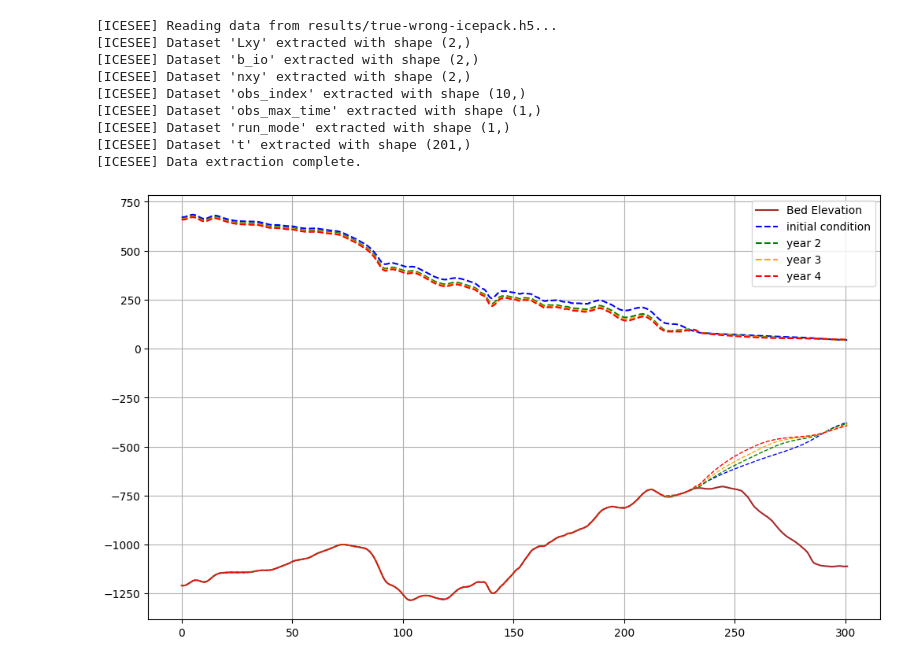
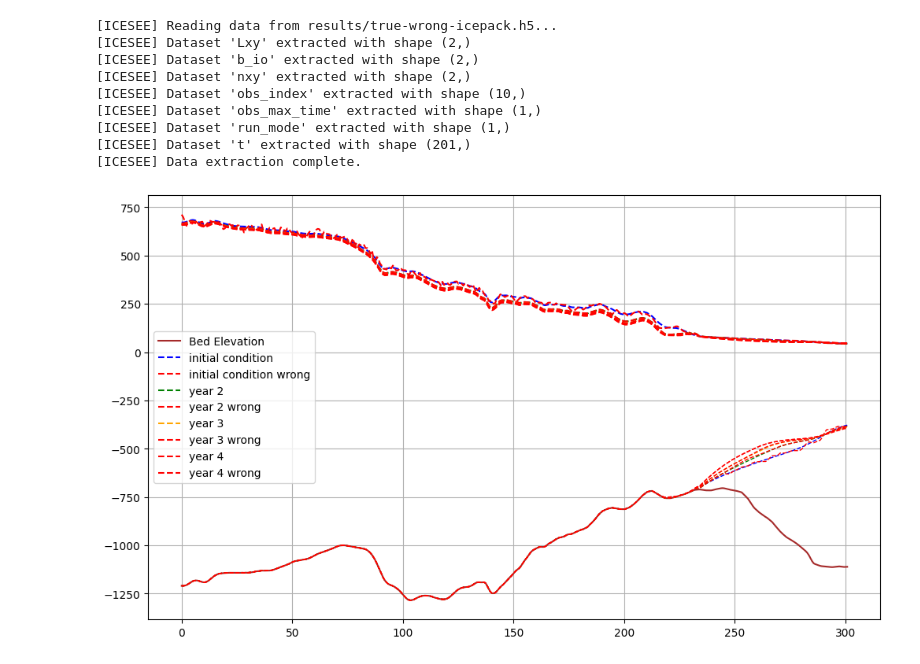
Before and after one commit to ICESEE-project/ICESEE, a Jupyter notebook: applications/icepack_model/examples/idealized_pig/read_results.ipynb, the cells around one changed output. Saved outputs shown, nothing was run; the diff lists cells and outputs as text; code cells hidden in the pictures.

```diff
--- a/applications/icepack_model/examples/idealized_pig/read_results.ipynb
+++ b/applications/icepack_model/examples/idealized_pig/read_results.ipynb
@@ -80,6 +80,13 @@ else:
         s_profiles = f["s_profiles"][:]
         bed_values = f["bed_values"][:]
         distances = f["distances"][:]
+
+    hs_nudged_files = f"_modelrun_datasets/hs_profiles_wrong"
+    with h5py.File(hs_nudged_files, 'r') as f:
+         h_nudged_profiles = f["h_nudged_profiles"][:]
+         s_nudged_profiles = f["s_nudged_profiles"][:]
+         bed_values = f["bed_values"][:]
+         distances = f["distances"][:]
 # %%
 with h5py.File('_modelrun_datasets/true_nurged_states.h5', 'r') as f:
     ensemble_true_state = f['true_state'][:]
@@ -91,28 +98,40 @@ with h5py.File('_modelrun_datasets/synthetic_obs.h5','r') as f:
 # %%
 plt.figure(figsize=(12, 7))
 
 plt.plot((distances/1000), bed_values, label="Bed Elevation", color="brown")
 
 ### Profile from initial condition
 plt.plot((distances/1000), s_profiles[:,0], label="initial condition", color="blue",linestyle="dashed")
 plt.plot((distances/1000), np.array(s_profiles[:,0]) - np.array(h_profiles[:,0]),linestyle="dashed", linewidth = 1, color="blue")
 
+plt.plot((distances/1000), s_nudged_profiles[:,0], label="initial condition wrong", color="red",linestyle="dashed")
+plt.plot((distances/1000), np.array(s_nudged_profiles[:,0]) - np.array(h_nudged_profiles[:,0]),linestyle="dashed", linewidth = 1, color="red")
+
 ### Profile from year 2
 plt.plot((distances/1000), s_profiles[:,1], label="year 2", color="green",linestyle="dashed")
 plt.plot((distances/1000), np.array(s_profiles[:,1]) - np.array(h_profiles[:,1]),linestyle="dashed",linewidth = 1, color="green")
+
+plt.plot((distances/1000), s_nudged_profiles[:,1], label="year 2 wrong", color="red",linestyle="dashed")
+plt.plot((distances/1000), np.array(s_nudged_profiles[:,1]) - np.array(h_nudged_profiles[:,1]),linestyle="dashed", linewidth = 1, color="red")
 
 ### Profile from year 3
 plt.plot((distances/1000), s_profiles[:,2], label="year 3", color="orange",linestyle="dashed")
 plt.plot((distances/1000), np.array(s_profiles[:,2]) - np.array(h_profiles[:,2]),linestyle="dashed",linewidth = 1, color="orange")
 
+plt.plot((distances/1000), s_nudged_profiles[:,2], label="year 3 wrong", color="red",linestyle="dashed")
+plt.plot((distances/1000), np.array(s_nudged_profiles[:,2]) - np.array(h_nudged_profiles[:,2]),linestyle="dashed", linewidth = 1, color="red")
+
 ### Profile from year 4
 plt.plot((distances/1000), s_profiles[:,3], label="year 4", color="red",linestyle="dashed")
 plt.plot((distances/1000), np.array(s_profiles[:,3]) - np.array(h_profiles[:,3]),linestyle="dashed",linewidth = 1, color="red")
 
+plt.plot((distances/1000), s_nudged_profiles[:,3], label="year 4 wrong", color="red",linestyle="dashed")
+plt.plot((distances/1000), np.array(s_nudged_profiles[:,3]) - np.array(h_nudged_profiles[:,3]),linestyle="dashed", linewidth = 1, color="red")
+
 plt.legend()
 plt.grid()
 # %% [output]
-[figure, old version]
+[figure, new version]
 # %%
 np.shape(s_profiles)
 # %%
```
Also changed, not shown: 29 other files.
